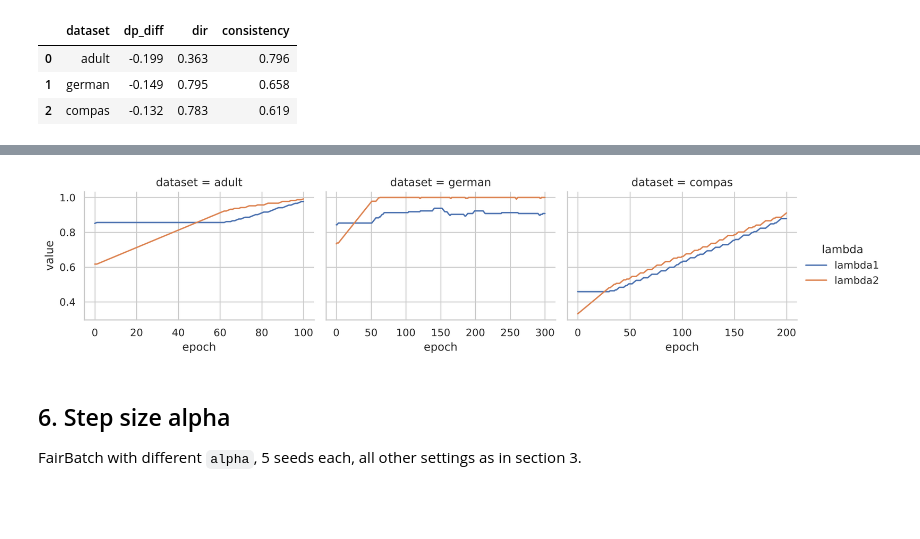
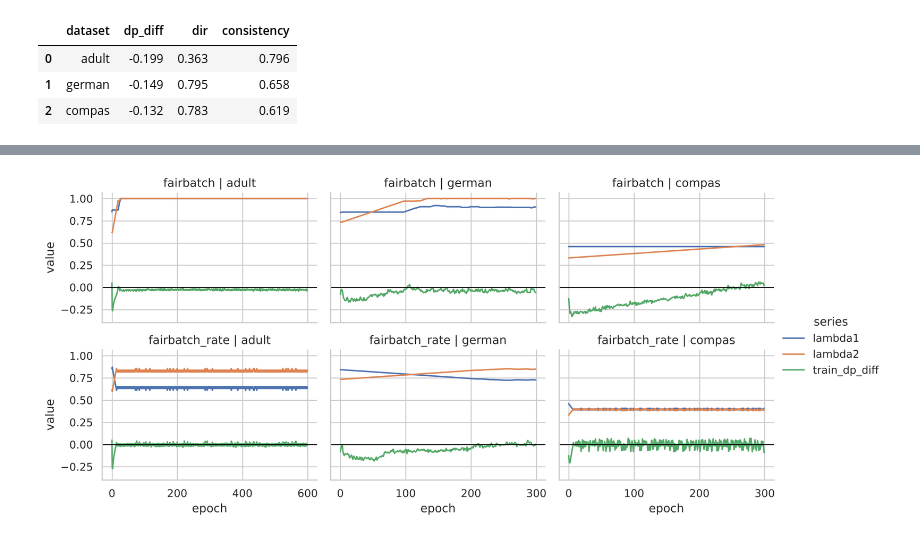
Before and after one commit to YannKleees/fairbatch, a Jupyter notebook: evaluation.ipynb, the cells around one changed output, grey strips where cells are left out. Saved outputs shown, nothing was run; the diff lists cells and outputs as text; code cells hidden in the pictures; blank space fills up the shorter version.

```diff
--- a/evaluation.ipynb
+++ b/evaluation.ipynb
@@ -43,0 +50,11 @@ pd.DataFrame(cfg.TRAIN).T
+# %%
+validation = ex.alpha_validation()
+long = validation.assign(abs_dp_diff=validation.dp_diff.abs()).melt(["dataset", "method", "alpha"], ["abs_dp_diff", "balanced_accuracy"], "metric")
+grid = sns.relplot(long, x="alpha", y="value", hue="method", col="dataset", row="metric", col_order=cfg.DATASETS,
+                   kind="line", marker="o", errorbar="sd", height=2.8, aspect=1.2, facet_kws=dict(sharey="row"))
+grid.set(xscale="log")
+grid.set_titles(row_template="{row_name}", col_template="{col_name}")
+for ax in grid.axes[0]:
+    ax.axhline(cfg.DP_TOLERANCE, color="black", lw=1, ls="--")
+chosen = ex.choose_alpha(validation)
+pd.Series(chosen, name="alpha").unstack()
@@ -121,10 +162,10 @@ pd.DataFrame(rows).set_index(["dataset", "metric"]).round(4)
 # %%
-lambdas = ex.lambda_trace()
-long = lambdas.melt(["dataset", "epoch"], ["lambda1", "lambda2"], "lambda")
-sns.relplot(long, x="epoch", y="value", hue="lambda", col="dataset", col_order=cfg.DATASETS,
-            kind="line", height=3, aspect=1.3, facet_kws=dict(sharex=False));
+tr = ex.trace()
+long = tr.melt(["dataset", "method", "epoch"], ["lambda1", "lambda2", "train_dp_diff"], "series")
+grid = sns.relplot(long, x="epoch", y="value", hue="series", col="dataset", row="method", col_order=cfg.DATASETS,
+                   kind="line", height=2.6, aspect=1.4, facet_kws=dict(sharex="col"))
+grid.set_titles(row_template="{row_name}", col_template="{col_name}")
+for ax in grid.axes.flat:
+    ax.axhline(0, color="black", lw=1)
 # %% [output]
-[figure, old version]
+[figure, new version]
-# %% [markdown]
-## 6. Step size alpha
-FairBatch with different `alpha`, 5 seeds each, all other settings as in section 3.
```
Also changed, not shown: parts of 18 cells of this notebook, 20 other files.
